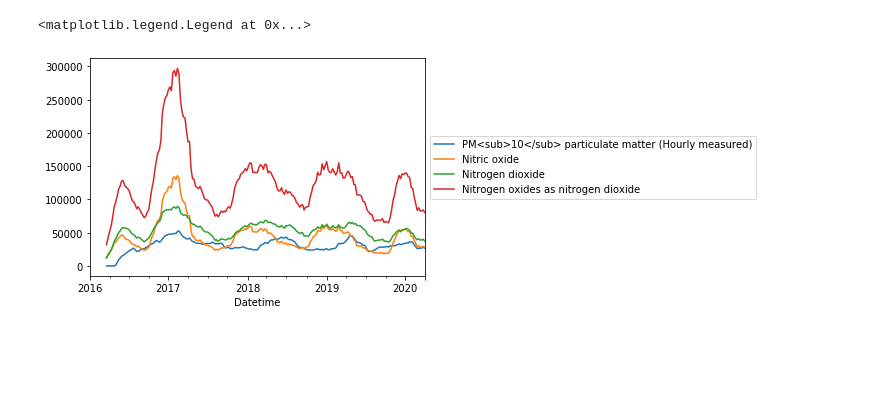
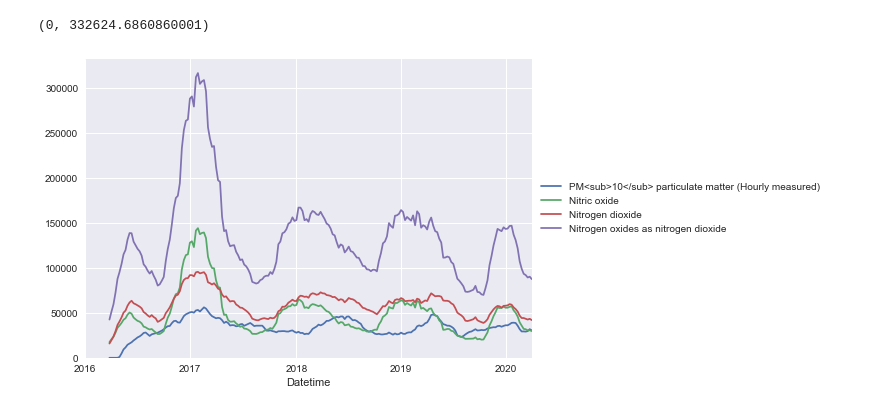
Before and after one commit to productivityboyz/Air-Pollution-Project, a Jupyter notebook: Reading Carbon Levels.ipynb, the cells around one changed output. Cells and saved outputs as stored; diff of their text form; code cells hidden in the pictures; blank space fills up the shorter version.

```diff
--- a/Reading Carbon Levels.ipynb
+++ b/Reading Carbon Levels.ipynb
@@ -41,7 +27,9 @@ data_2016.resample('W').sum().plot()
 # %%
 data_total = pd.concat([data_2020,data_2019,data_2018,data_2017,data_2016]) #create a merged dataset of all the yearly data combined
-plot = data_total.resample('W').sum().rolling(12).sum().plot() #create a rolling average to remove spikes
+plt.style.use('seaborn')
+plot = data_total.resample('W').sum().rolling(13).sum().plot() #create a rolling average to remove spikes
 plt.legend(loc='center left',bbox_to_anchor=(1, 0.5)) #move the legend out of the plot
+plot.set_ylim(0,None)
 # %% [output]
-<matplotlib.legend.Legend at 0x...>
+(0, 332624.6860860001)
-[figure, old version]
+[figure, new version]
```
Also changed, not shown: parts of 3 cells of this notebook.
